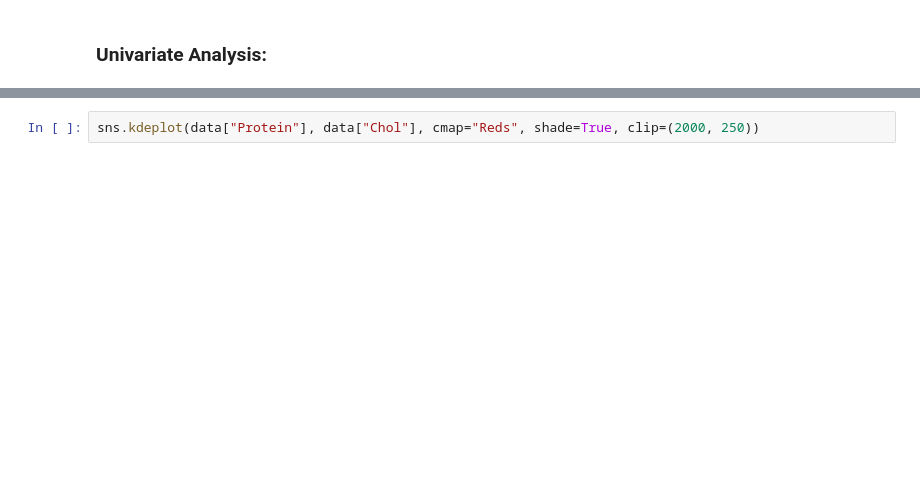
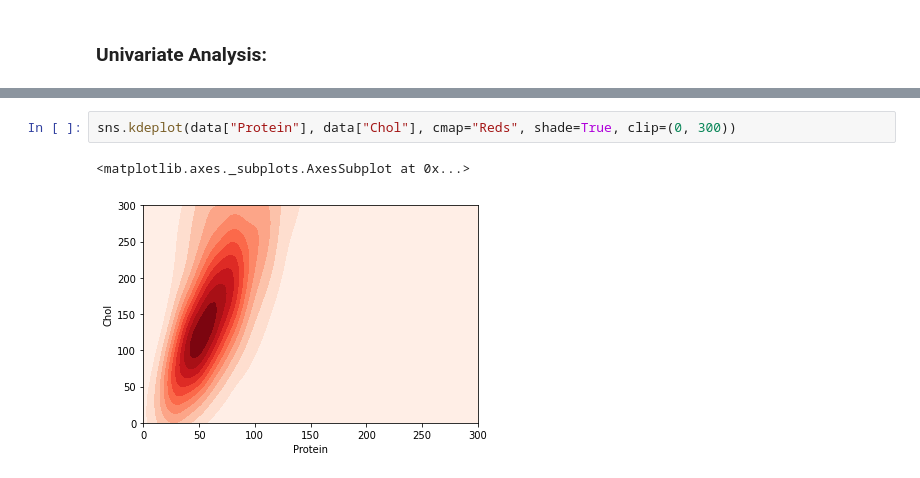
Before and after one commit to anaaparamesh/Week1_Public, a Jupyter notebook: Notebooks/02_Pandas_and_Matplotlib/Matplotlib_Exercise.ipynb, the cells around one changed output, grey strips where cells are left out. Drawn from its saved outputs; the diff is of its cells as text; blank space fills up the shorter version.

```diff
--- a/Notebooks/02_Pandas_and_Matplotlib/Matplotlib_Exercise.ipynb
+++ b/Notebooks/02_Pandas_and_Matplotlib/Matplotlib_Exercise.ipynb
@@ -86,2 +141,5 @@ resolves this issue. After you are done, play around with the sns.kdeplot functi
 # %%
-sns.kdeplot(data["Protein"], data["Chol"], cmap="Reds", shade=True, clip=(2000, 250))
+sns.kdeplot(data["Protein"], data["Chol"], cmap="Reds", shade=True, clip=(0, 300))
+# %% [output]
+<matplotlib.axes._subplots.AxesSubplot at 0x...>
+[figure, added]
```
Also changed, not shown: parts of 5 cells of this notebook.
